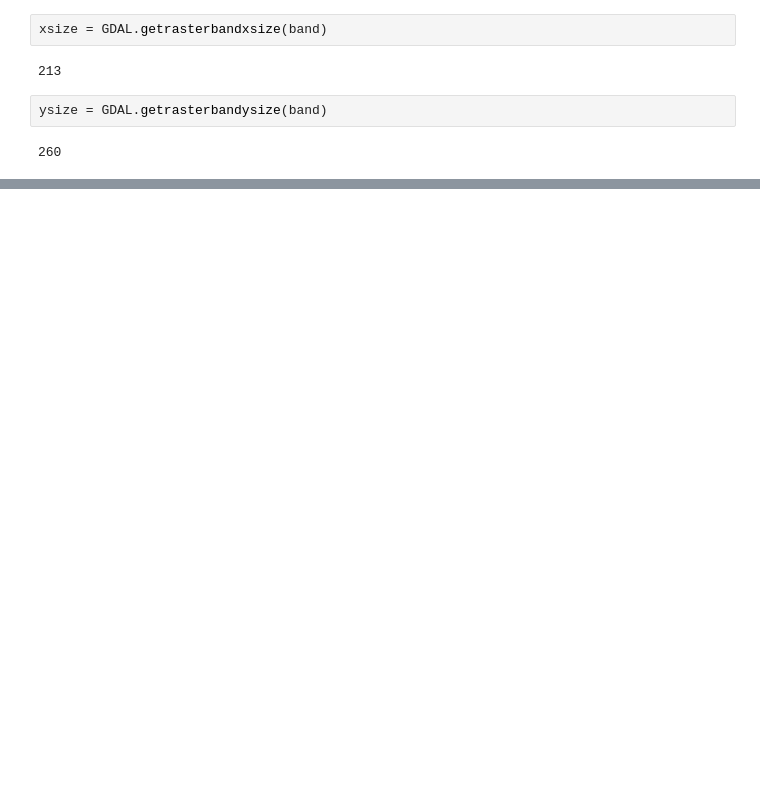
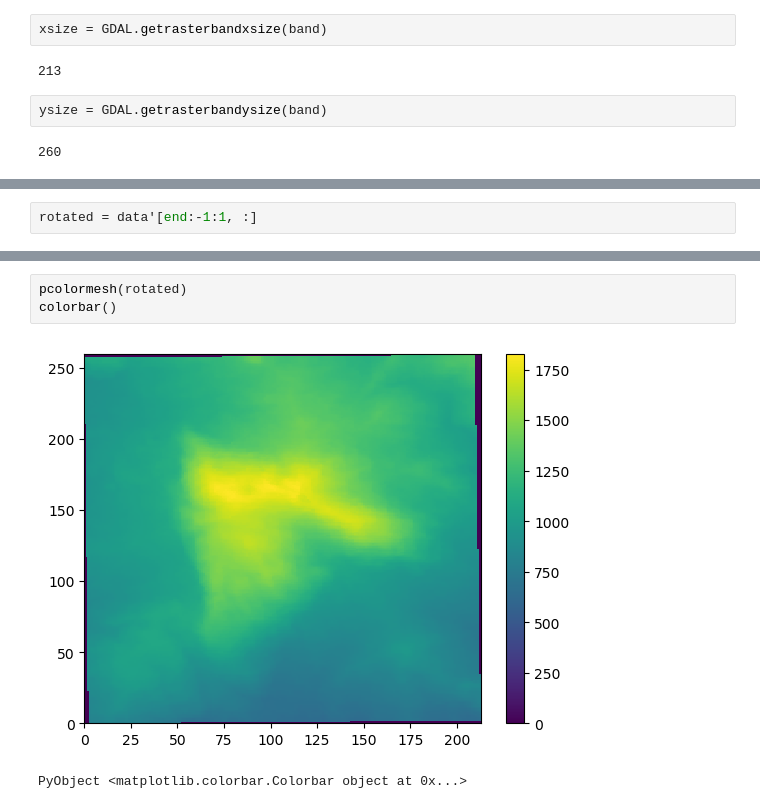
Before and after one commit to mauroalberti/jeo, a Jupyter notebook: Starting with Julia and structural geology.ipynb, the cells around one changed output, grey strips where cells are left out. Saved outputs shown, nothing was run; the diff lists cells and outputs as text; blank space fills up the shorter version.

```diff
--- a/Starting with Julia and structural geology.ipynb
+++ b/Starting with Julia and structural geology.ipynb
@@ -101,0 +162,2 @@ ysize = GDAL.getrasterbandysize(band)
+# %%
+rotated = data'[end:-1:1, :]
@@ -101,0 +182,6 @@ ysize = GDAL.getrasterbandysize(band)
+# %%
+pcolormesh(rotated)
+colorbar()
+# %% [output]
+[figure, added]
+PyObject <matplotlib.colorbar.Colorbar object at 0x...>
```
Also changed, not shown: parts of 12 cells of this notebook.
